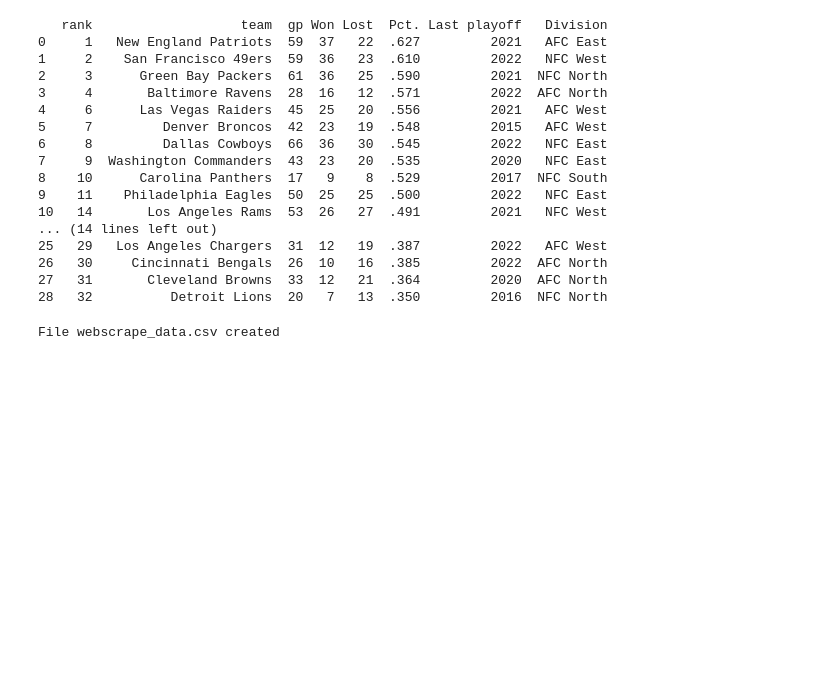
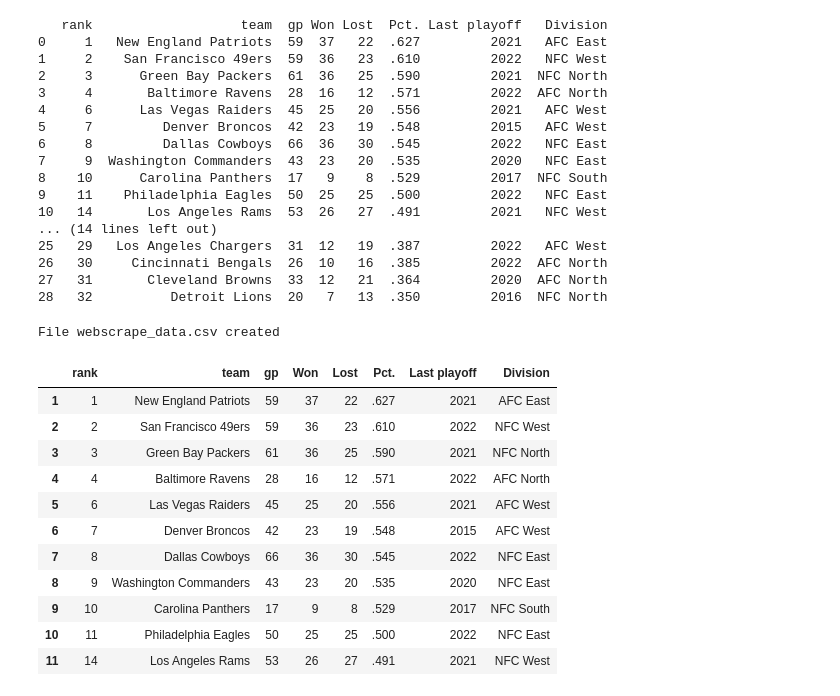
Before and after one commit to mssalstrom/CSC221-msalstromebatchelor-GroupProject, a Jupyter notebook: msalstrom-GroupProject.ipynb, the cells around one changed output. Cells and saved outputs as stored; diff of their text form; code cells hidden in the pictures; blank space fills up the shorter version.

```diff
--- a/msalstrom-GroupProject.ipynb
+++ b/msalstrom-GroupProject.ipynb
@@ -65,3 +65,26 @@ if os.path.exists(path):
     print('File webscrape_data.csv created')
 # %% [output]
 File webscrape_data.csv created
+# %%
+import os # provides functions for interacting with the operating system
+import numpy as np
+import pandas as pd
+from matplotlib import pyplot as plt
+
+cols = ['rank','team','gp','Won','Lost','Pct.','Last playoff', 'Division']
+DF_NFL = pd.read_csv('webscrape_data.csv', names = cols)
+DF_NFL = DF_NFL.iloc[1:]
+DF_NFL.head(11)
+# %% [output]
+|  | rank | team | gp | Won | Lost | Pct. | Last playoff | Division |
+| 1 | 1 | New England Patriots | 59 | 37 | 22 | .627 | 2021 | AFC East |
+| 2 | 2 | San Francisco 49ers | 59 | 36 | 23 | .610 | 2022 | NFC West |
+| 3 | 3 | Green Bay Packers | 61 | 36 | 25 | .590 | 2021 | NFC North |
+| 4 | 4 | Baltimore Ravens | 28 | 16 | 12 | .571 | 2022 | AFC North |
+| 5 | 6 | Las Vegas Raiders | 45 | 25 | 20 | .556 | 2021 | AFC West |
+| 6 | 7 | Denver Broncos | 42 | 23 | 19 | .548 | 2015 | AFC West |
+| 7 | 8 | Dallas Cowboys | 66 | 36 | 30 | .545 | 2022 | NFC East |
+| 8 | 9 | Washington Commanders | 43 | 23 | 20 | .535 | 2020 | NFC East |
+| 9 | 10 | Carolina Panthers | 17 | 9 | 8 | .529 | 2017 | NFC South |
+| 10 | 11 | Philadelphia Eagles | 50 | 25 | 25 | .500 | 2022 | NFC East |
+| 11 | 14 | Los Angeles Rams | 53 | 26 | 27 | .491 | 2021 | NFC West |
```
Also changed, not shown: parts of 2 cells of this notebook.
